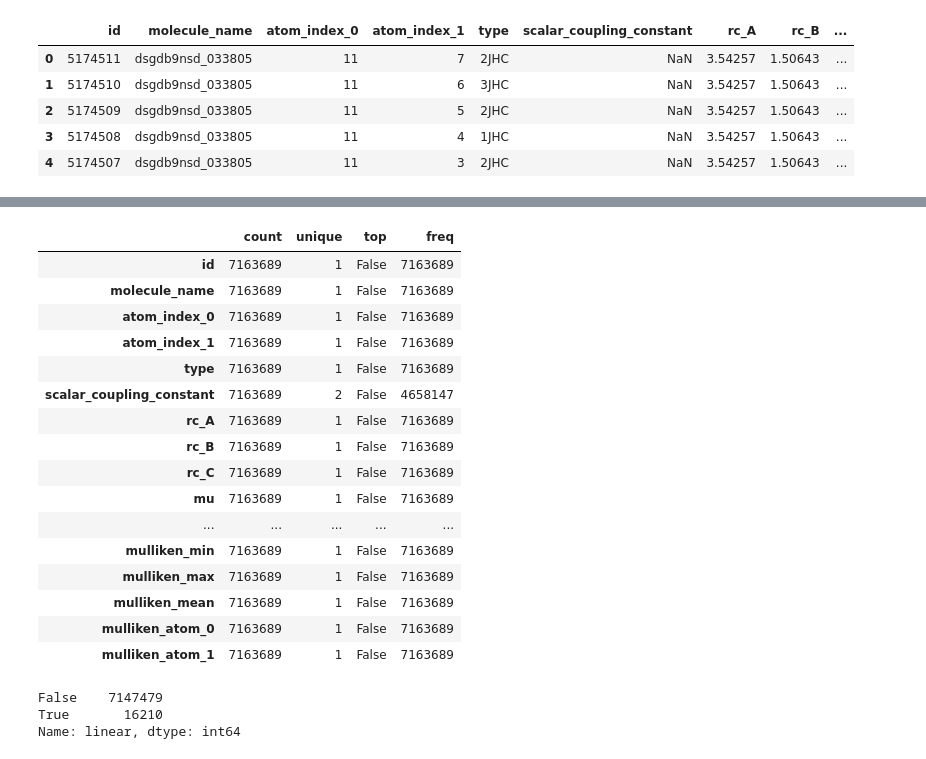
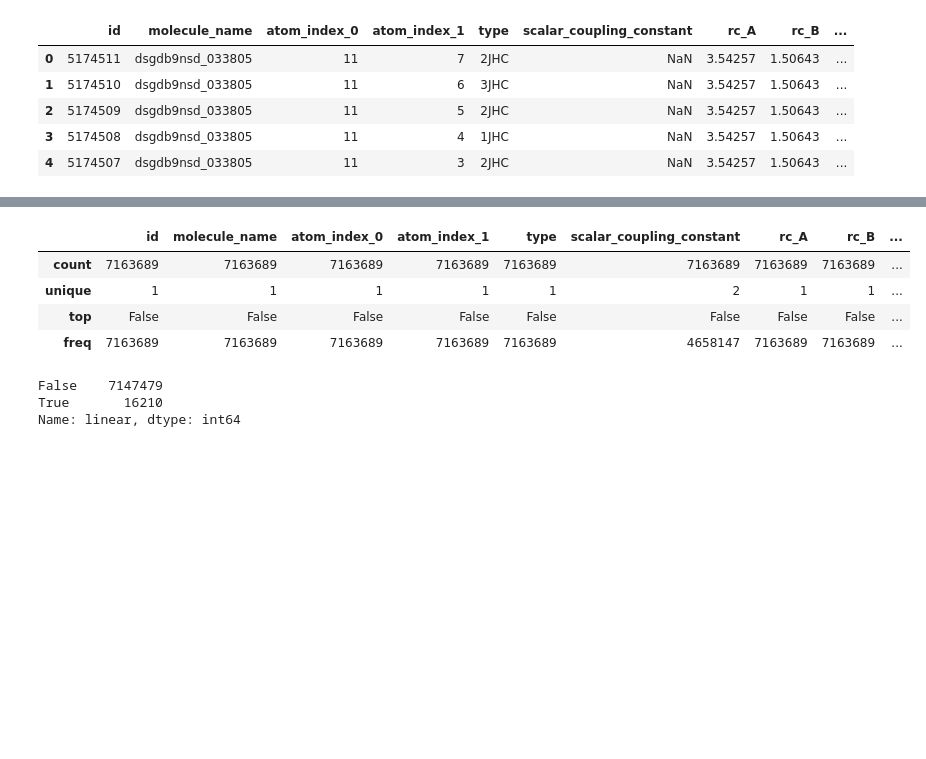
Before and after one commit to siddharth-ncl-work/kaggle_predicting_molecular_properties, a Jupyter notebook: c4_w2_feature_eng_v2.ipynb, the cells around one changed output, grey strips where cells are left out. Cells and saved outputs as stored; diff of their text form; code cells hidden in the pictures; blank space fills up the shorter version.

```diff
--- a/c4_w2_feature_eng_v2.ipynb
+++ b/c4_w2_feature_eng_v2.ipynb
@@ -377,25 +388,13 @@ data_ext.describe(include='all').T
 | mulliken_atom_0 | 7.16369e+06 | NaN | NaN | NaN | 0.122162 | 0.0448781 | -0.094081 | 0.098374 | 0.113499 | 0.128794 | 0.403128 |
 | mulliken_atom_1 | 7.16369e+06 | NaN | NaN | NaN | -0.0412547 | 0.24043 | -0.733447 | -0.236653 | -0.039826 | 0.118608 | 0.638613 |
 # %%
-data_ext.isna().describe(include='all').T
+data_ext.isna().describe(include='all')
 # %% [output]
-|  | count | unique | top | freq |
-| id | 7163689 | 1 | False | 7163689 |
-| molecule_name | 7163689 | 1 | False | 7163689 |
-| atom_index_0 | 7163689 | 1 | False | 7163689 |
-| atom_index_1 | 7163689 | 1 | False | 7163689 |
-| type | 7163689 | 1 | False | 7163689 |
-| scalar_coupling_constant | 7163689 | 2 | False | 4658147 |
-| rc_A | 7163689 | 1 | False | 7163689 |
-| rc_B | 7163689 | 1 | False | 7163689 |
-| rc_C | 7163689 | 1 | False | 7163689 |
-| mu | 7163689 | 1 | False | 7163689 |
-| ... | ... | ... | ... | ... |
-| mulliken_min | 7163689 | 1 | False | 7163689 |
-| mulliken_max | 7163689 | 1 | False | 7163689 |
-| mulliken_mean | 7163689 | 1 | False | 7163689 |
-| mulliken_atom_0 | 7163689 | 1 | False | 7163689 |
-| mulliken_atom_1 | 7163689 | 1 | False | 7163689 |
+|  | id | molecule_name | atom_index_0 | atom_index_1 | type | scalar_coupling_constant | rc_A | rc_B | ... |
+| count | 7163689 | 7163689 | 7163689 | 7163689 | 7163689 | 7163689 | 7163689 | 7163689 | ... |
+| unique | 1 | 1 | 1 | 1 | 1 | 2 | 1 | 1 | ... |
+| top | False | False | False | False | False | False | False | False | ... |
+| freq | 7163689 | 7163689 | 7163689 | 7163689 | 7163689 | 4658147 | 7163689 | 7163689 | ... |
 # %%
 data_ext['linear'].isna().value_counts()
 # %% [output]
```
Also changed, not shown: parts of 3 cells of this notebook.
